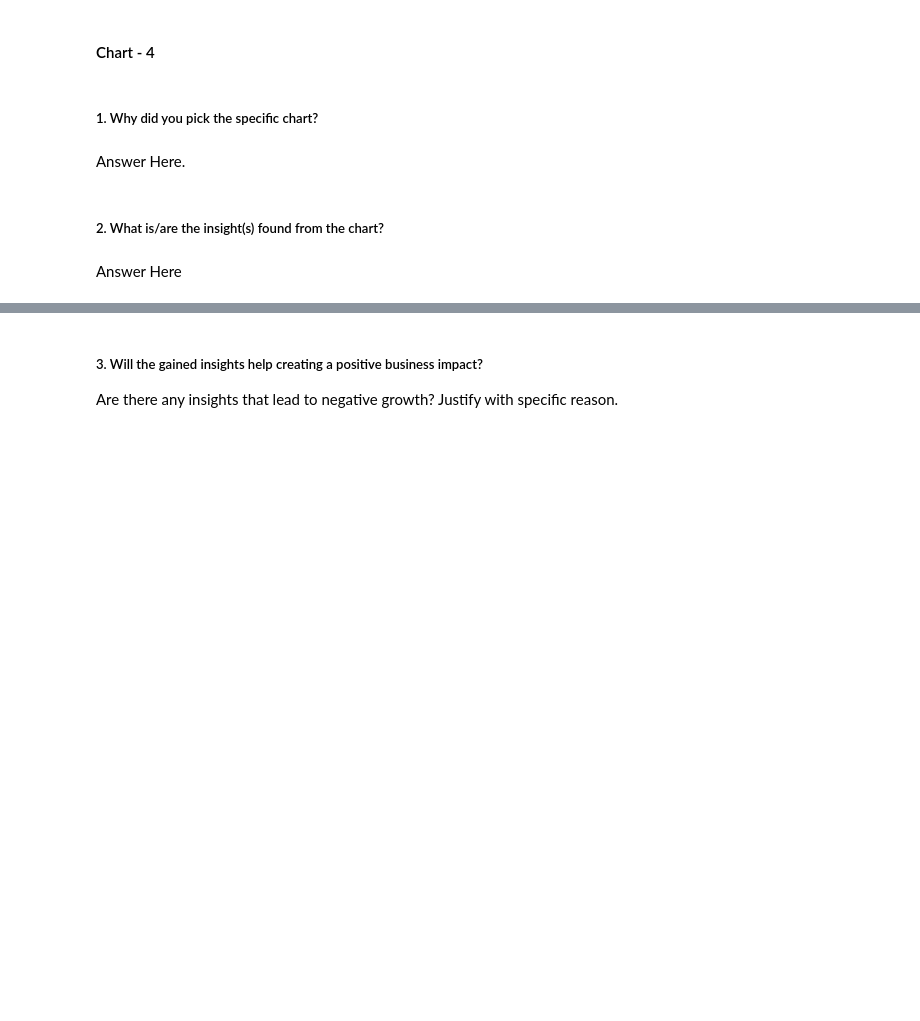
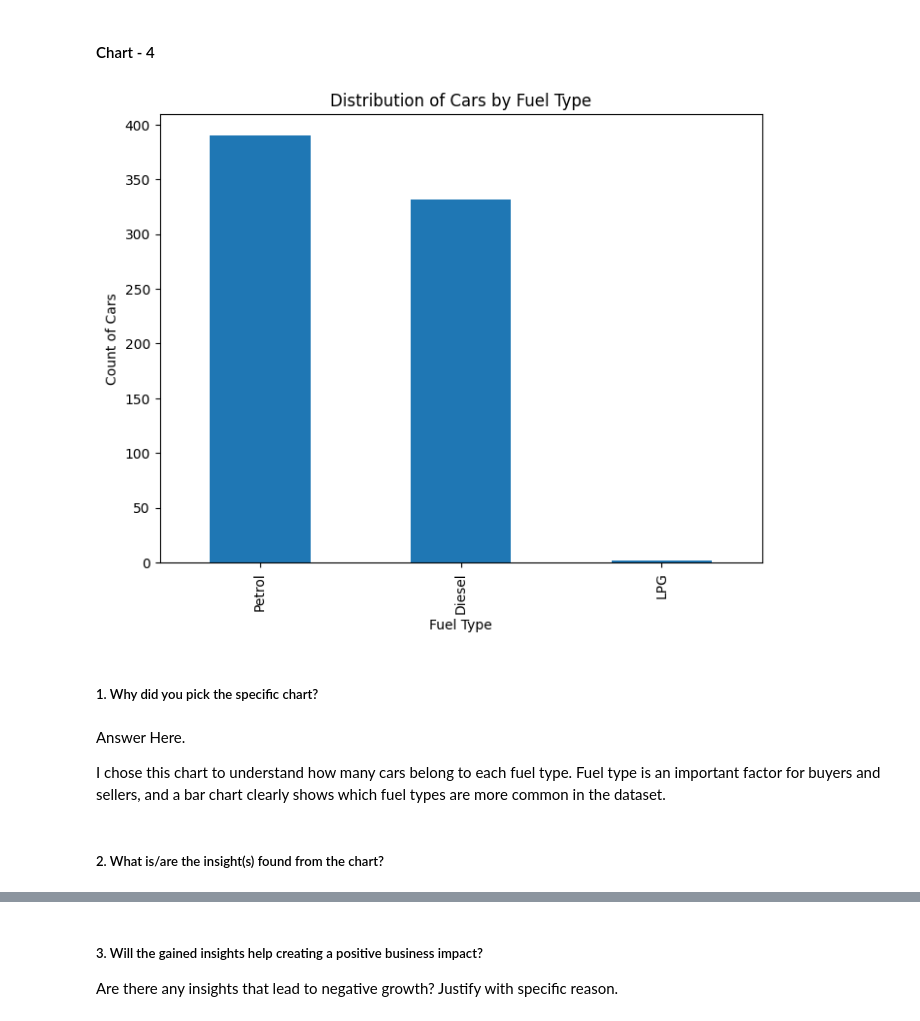
Before and after one commit to Rohan1-tech/AutoPrice-ML-Predicting-Car-Values-Using-Machine-Learning, a Jupyter notebook: AutoPrice_ML_Predicting_Car_Values_Using_Machine_Learning.ipynb, the cells around one changed output, grey strips where cells are left out. Drawn from its saved outputs; the diff is of its cells as text; code cells hidden in the pictures; blank space fills up the shorter version.

```diff
--- a/AutoPrice_ML_Predicting_Car_Values_Using_Machine_Learning.ipynb
+++ b/AutoPrice_ML_Predicting_Car_Values_Using_Machine_Learning.ipynb
@@ -514,8 +555,19 @@ Answer Here
+# %%
+# Chart - 4 visualization code
+
+plt.figure(figsize=(8,6))
+df['fuel_type'].value_counts().plot(kind='bar')
+plt.xlabel("Fuel Type")
+plt.ylabel("Count of Cars")
+plt.title("Distribution of Cars by Fuel Type")
+plt.show()
+# %% [output]
+[figure, added]
 # %% [markdown]
 ##### 1. Why did you pick the specific chart?
-# %% [markdown]
-Answer Here.
+# %% [markdown]
+Answer Here.
+
+I chose this chart to understand how many cars belong to each fuel type. Fuel type is an important factor for buyers and sellers, and a bar chart clearly shows which fuel types are more common in the dataset.
 # %% [markdown]
 ##### 2. What is/are the insight(s) found from the chart?
-# %% [markdown]
-Answer Here
```
Also changed, not shown: parts of 106 cells of this notebook.
